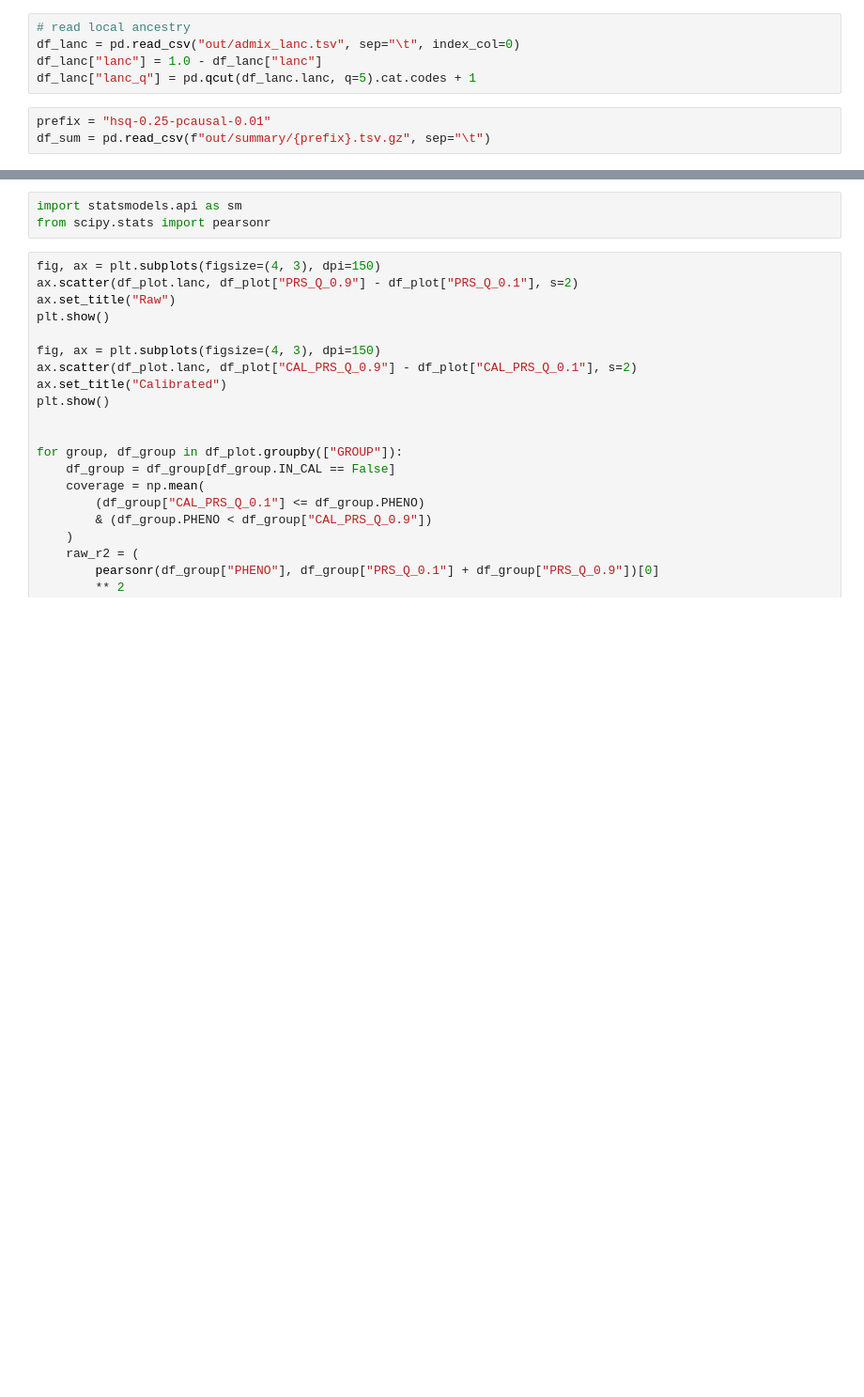
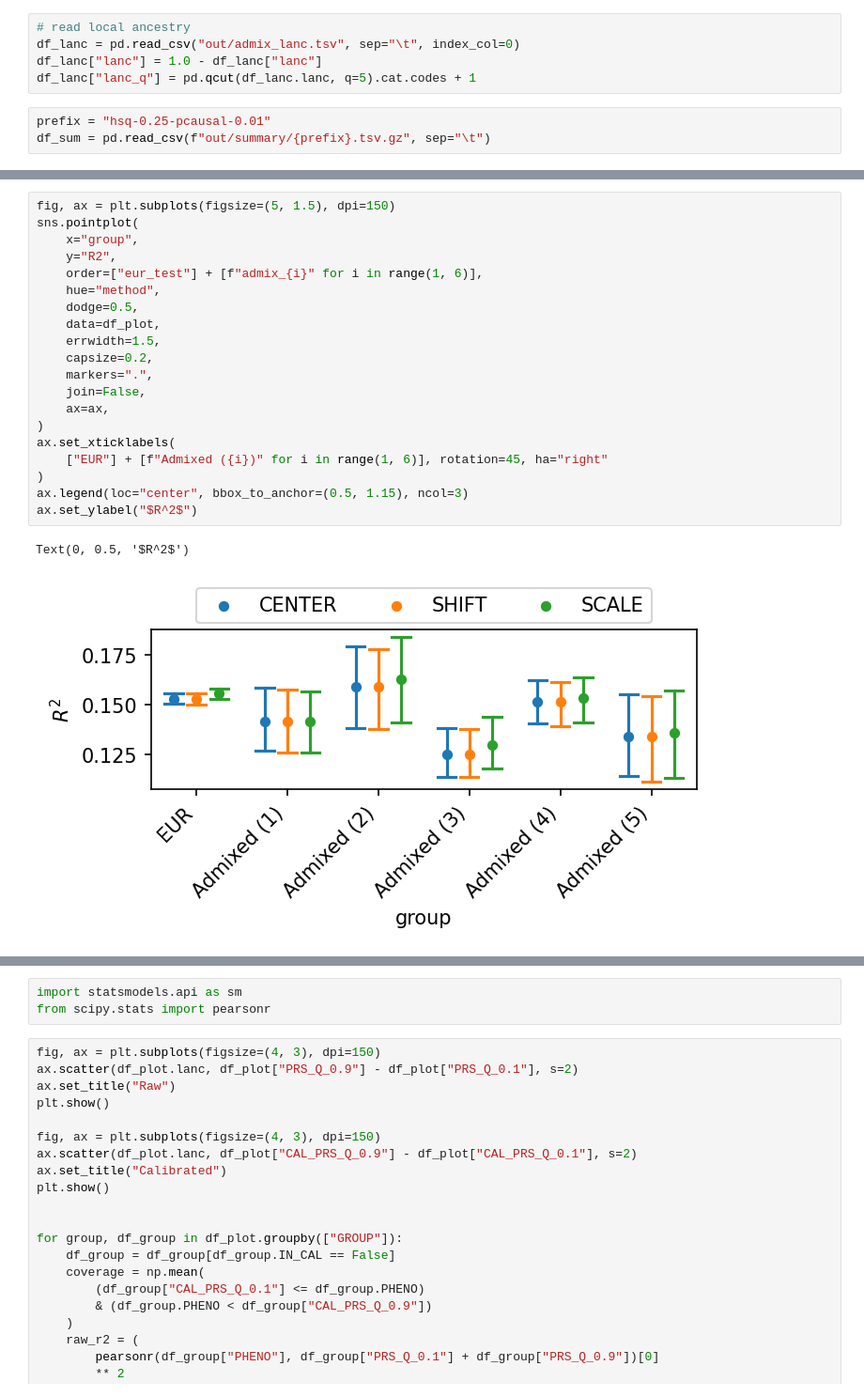
Before and after one commit to KangchengHou/calpred-manuscript, a Jupyter notebook: experiments/02_simulation/02_plot.ipynb, the cells around one changed output, grey strips where cells are left out. Shown: that part at 94% size. Drawn from its saved outputs; the diff is of its cells as text; blank space fills up the shorter version.

```diff
--- a/experiments/02_simulation/02_plot.ipynb
+++ b/experiments/02_simulation/02_plot.ipynb
@@ -64,0 +78,23 @@ Text(0, 0.5, 'Empirical coverage')
+# %%
+fig, ax = plt.subplots(figsize=(5, 1.5), dpi=150)
+sns.pointplot(
+    x="group",
+    y="R2",
+    order=["eur_test"] + [f"admix_{i}" for i in range(1, 6)],
+    hue="method",
+    dodge=0.5,
+    data=df_plot,
+    errwidth=1.5,
+    capsize=0.2,
+    markers=".",
+    join=False,
+    ax=ax,
+)
+ax.set_xticklabels(
+    ["EUR"] + [f"Admixed ({i})" for i in range(1, 6)], rotation=45, ha="right"
+)
+ax.legend(loc="center", bbox_to_anchor=(0.5, 1.15), ncol=3)
+ax.set_ylabel("$R^2$")
+# %% [output]
+Text(0, 0.5, '$R^2$')
+[figure, added]
```
Also changed, not shown: parts of 10 cells of this notebook, 3 other files.
